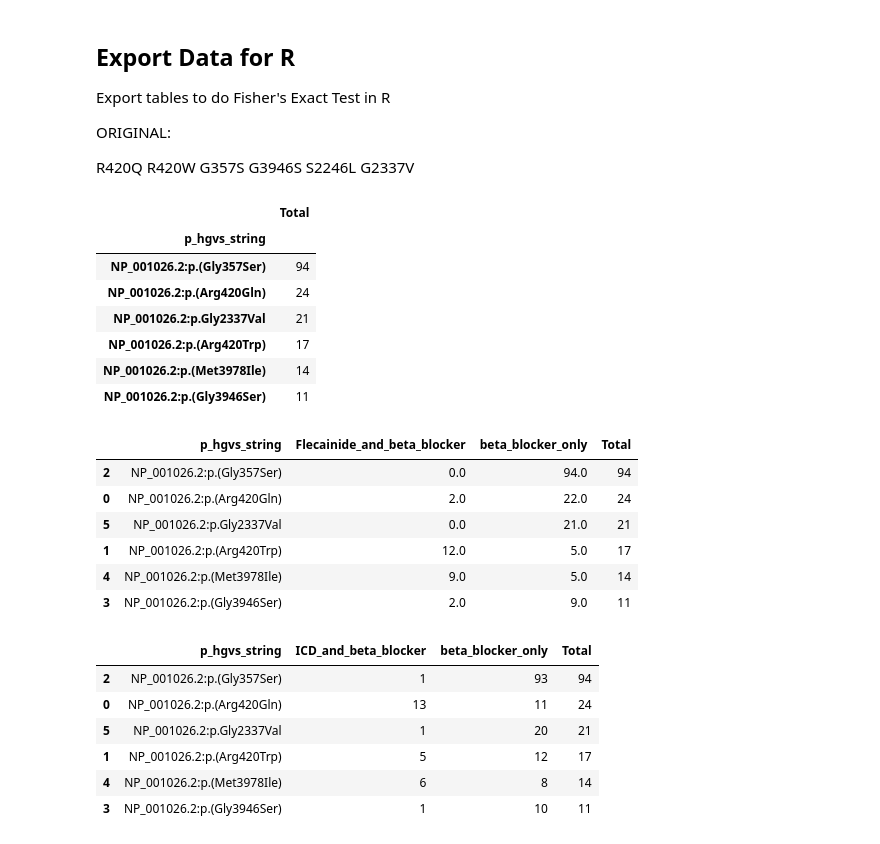
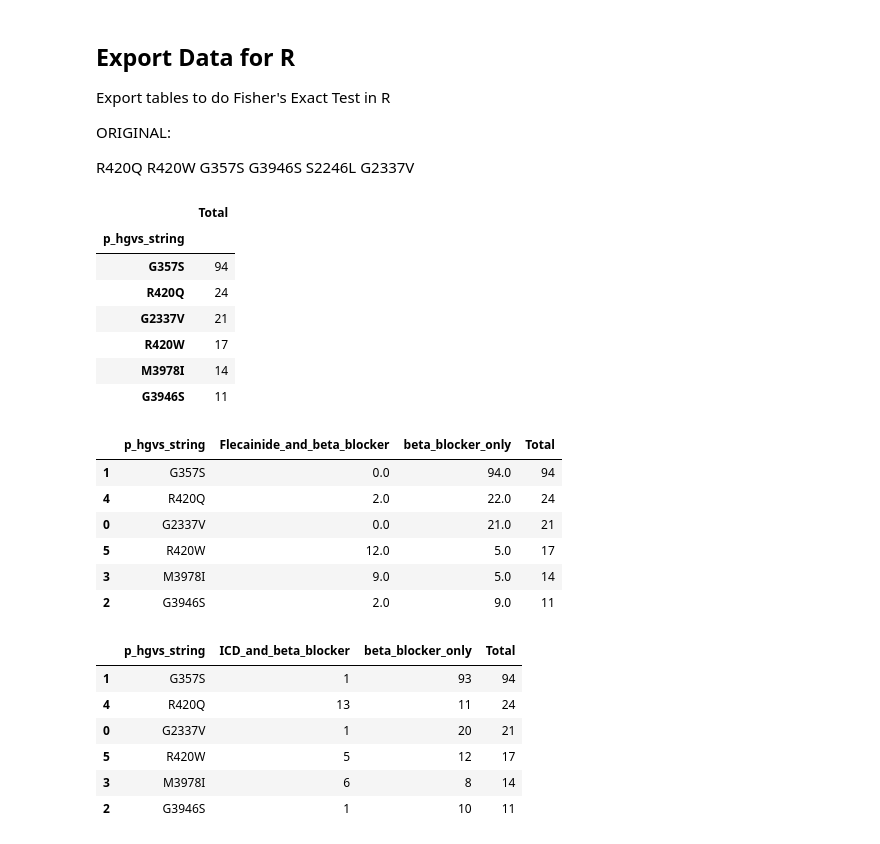
Before and after one commit to alexdaiii/cpvt_database_analysis, a Jupyter notebook: analysis/09_beta_blocker_cpvt.ipynb, the cells around one changed output. Saved outputs shown, nothing was run; the diff lists cells and outputs as text; code cells hidden in the pictures.

```diff
--- a/analysis/09_beta_blocker_cpvt.ipynb
+++ b/analysis/09_beta_blocker_cpvt.ipynb
@@ -120,8 +120,11 @@ G2337V
 # %%
 # only variants with more than 10 patients
 variants_top_by_bb_usage = pd.DataFrame(df_cpvt_bb.groupby(
-    "p_hgvs_string"
+    "p_hgvs_aa1"
 )["individual_id"].count().sort_values(ascending=False))
+
+# rename to p_hgvs_string
+variants_top_by_bb_usage.index.name = "p_hgvs_string"
 
 variants_top_by_bb_usage = variants_top_by_bb_usage[
     variants_top_by_bb_usage["individual_id"] > 10
@@ -132,12 +135,12 @@ variants_top_by_bb_usage
 # %% [output]
 |  | Total |
 | p_hgvs_string |  |
-| NP_001026.2:p.(Gly357Ser) | 94 |
-| NP_001026.2:p.(Arg420Gln) | 24 |
-| NP_001026.2:p.Gly2337Val | 21 |
-| NP_001026.2:p.(Arg420Trp) | 17 |
-| NP_001026.2:p.(Met3978Ile) | 14 |
-| NP_001026.2:p.(Gly3946Ser) | 11 |
+| G357S | 94 |
+| R420Q | 24 |
+| G2337V | 21 |
+| R420W | 17 |
+| M3978I | 14 |
+| G3946S | 11 |
 # %%
 # get the total number taking flecainide + beta blockers, beta blockers only, total in F + BB
 for treatment, fish_name in {
@@ -147,50 +150,52 @@ for treatment, fish_name in {
     treatment_and_bb = pd.DataFrame(df_cpvt_bb[
                                         (df_cpvt_bb[
                                              f"treatment_taken::{treatment}"] == 1)
-                                        & df_cpvt_bb["p_hgvs_string"].isin(
+                                        & df_cpvt_bb["p_hgvs_aa1"].isin(
                                             variants_top_by_bb_usage.index)
-                                        ].groupby("p_hgvs_string")[
+                                        ].groupby("p_hgvs_aa1")[
                                         "individual_id"].count())
     treatment_and_bb.columns = [f"{fish_name}_and_beta_blocker"]
 
     treatment_and_bb = treatment_and_bb.join(
         variants_top_by_bb_usage, how="outer"
     )
 
     treatment_and_bb.fillna(0, inplace=True)
     treatment_and_bb["beta_blocker_only"] = (
             treatment_and_bb["Total"] - treatment_and_bb[
         f"{fish_name}_and_beta_blocker"])
 
+    # rename index
+    treatment_and_bb.index.name = "p_hgvs_string"
     # rearrange columns
     treatment_and_bb = treatment_and_bb[[
         f"{fish_name}_and_beta_blocker",
         "beta_blocker_only",
         "Total"
     ]]
 
     # remove index and sort by total
     treatment_and_bb.reset_index(inplace=True)
     treatment_and_bb = treatment_and_bb.sort_values(by="Total", ascending=False)
 
     display(treatment_and_bb)
 
     treatment_and_bb.to_csv(
         os.path.join(figures_dir / f"cpvt_{fish_name}_bb.csv"),
         index=False
     )
 # %% [output]
 |  | p_hgvs_string | Flecainide_and_beta_blocker | beta_blocker_only | Total |
-| 2 | NP_001026.2:p.(Gly357Ser) | 0.0 | 94.0 | 94 |
-| 0 | NP_001026.2:p.(Arg420Gln) | 2.0 | 22.0 | 24 |
-| 5 | NP_001026.2:p.Gly2337Val | 0.0 | 21.0 | 21 |
-| 1 | NP_001026.2:p.(Arg420Trp) | 12.0 | 5.0 | 17 |
-| 4 | NP_001026.2:p.(Met3978Ile) | 9.0 | 5.0 | 14 |
-| 3 | NP_001026.2:p.(Gly3946Ser) | 2.0 | 9.0 | 11 |
+| 1 | G357S | 0.0 | 94.0 | 94 |
+| 4 | R420Q | 2.0 | 22.0 | 24 |
+| 0 | G2337V | 0.0 | 21.0 | 21 |
+| 5 | R420W | 12.0 | 5.0 | 17 |
+| 3 | M3978I | 9.0 | 5.0 | 14 |
+| 2 | G3946S | 2.0 | 9.0 | 11 |
 |  | p_hgvs_string | ICD_and_beta_blocker | beta_blocker_only | Total |
-| 2 | NP_001026.2:p.(Gly357Ser) | 1 | 93 | 94 |
-| 0 | NP_001026.2:p.(Arg420Gln) | 13 | 11 | 24 |
-| 5 | NP_001026.2:p.Gly2337Val | 1 | 20 | 21 |
-| 1 | NP_001026.2:p.(Arg420Trp) | 5 | 12 | 17 |
-| 4 | NP_001026.2:p.(Met3978Ile) | 6 | 8 | 14 |
-| 3 | NP_001026.2:p.(Gly3946Ser) | 1 | 10 | 11 |
+| 1 | G357S | 1 | 93 | 94 |
+| 4 | R420Q | 13 | 11 | 24 |
+| 0 | G2337V | 1 | 20 | 21 |
+| 5 | R420W | 5 | 12 | 17 |
+| 3 | M3978I | 6 | 8 | 14 |
+| 2 | G3946S | 1 | 10 | 11 |
```
Also changed, not shown: 5 other files.
